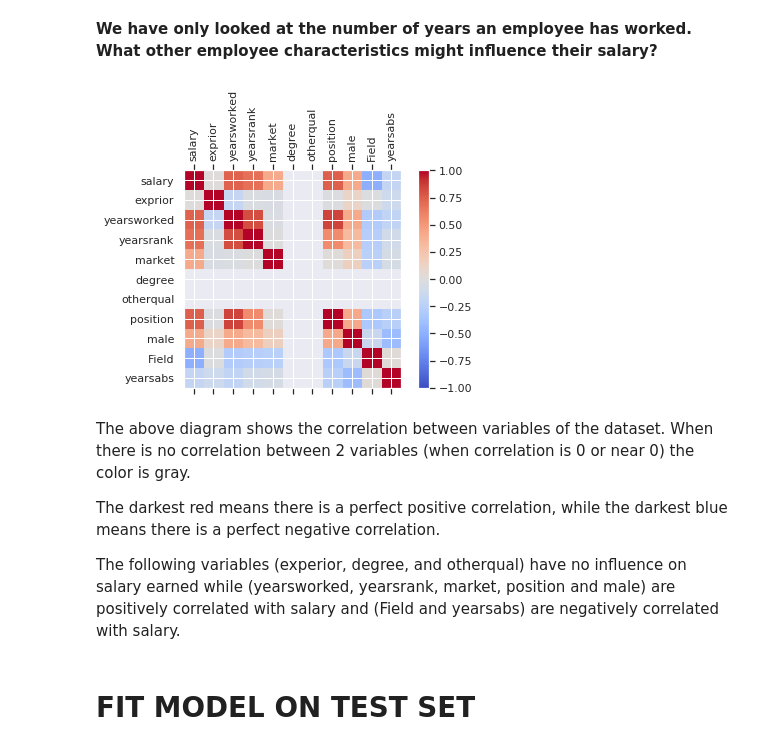
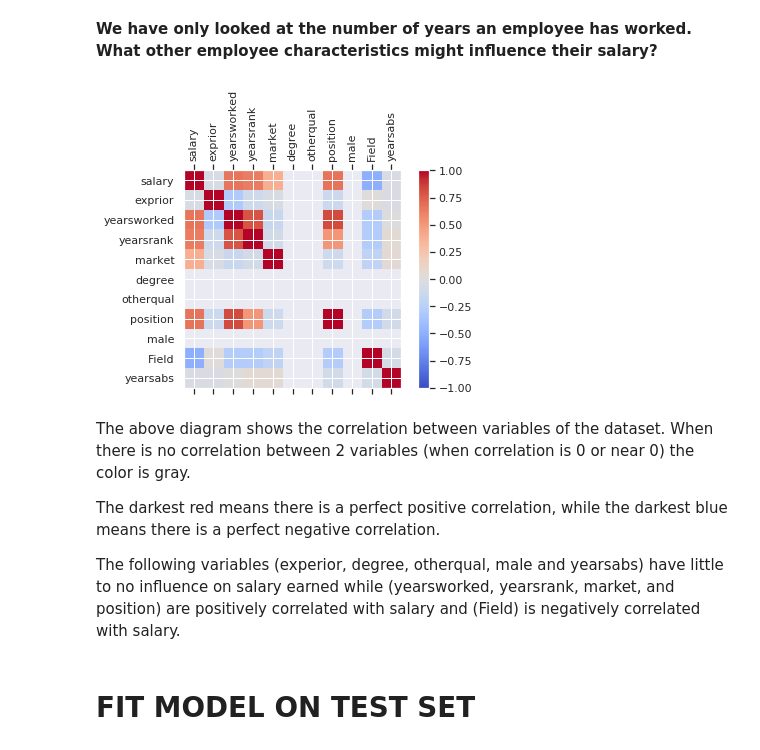
Before and after one commit to Shalom91/New-Regression, a Jupyter notebook: Regression_Analysis.ipynb, the cells around one changed output. Cells and saved outputs as stored; diff of their text form; code cells hidden in the pictures.

```diff
--- a/Regression_Analysis.ipynb
+++ b/Regression_Analysis.ipynb
@@ -48,9 +42,9 @@ dtype: int64
 There is one missing value for the variable salary. Plan of action is to replace it with the mean.
 # %%
 # replace the missing value with the mean
-train['salary'] = train.fillna(train['salary'].mean())
+df['salary'] = df.fillna(df['salary'].mean())
 
 # checking for missing values
-x1 = train.isnull().sum()
+x1 = df.isnull().sum()
 x1
 # %% [output]
@@ -73,11 +63,11 @@ dtype: int64
 # %%
 # detecting extreme values using IQR
-Q1 = train.quantile(0.25)
-Q3 = train.quantile(0.75)
+Q1 = df.quantile(0.25)
+Q3 = df.quantile(0.75)
 IQR = Q3 - Q1
 
 # removing outliers from the dataset
-train_out = train[~((train < (Q1 - 1.5 * IQR)) | (train > (Q3 + 1.5 * IQR))).any(axis=1)]
+df_out = df[~((df < (Q1 - 1.5 * IQR)) | (df > (Q3 + 1.5 * IQR))).any(axis=1)]
 
-train_out.shape
+df_out.shape
 # %% [output]
@@ -84,0 +77,4 @@ train_out.shape
+# %%
+# split the data
+train, test = train_test_split(df_out, test_size=.3, random_state=42)
+print(train.shape, test.shape)
@@ -295,26 +282,26 @@ It is highly unlikely to find a candidate with 80 years work experience, hence t
 **We have only looked at the number of years an employee has worked. What other employee characteristics might influence their salary?**
 # %%
 # plot heatmap to find correlation of multiple variables
-corr = train_out.corr()
+corr = train.corr()
 fig = plt.figure()
 ax = fig.add_subplot(111)
 cax = ax.matshow(corr, cmap='coolwarm', vmin=-1, vmax=1)
 fig.colorbar(cax)
-ticks = np.arange(0,len(train_out.columns), 1)
+ticks = np.arange(0,len(train.columns), 1)
 ax.set_xticks(ticks)
 plt.xticks(rotation=90)
 ax.set_yticks(ticks)
-ax.set_xticklabels(train_out.columns)
-ax.set_yticklabels(train_out.columns)
+ax.set_xticklabels(train.columns)
+ax.set_yticklabels(train.columns)
 plt.show()
 # %% [output]
-[figure, old version]
+[figure, new version]
 # %% [markdown]
 The above diagram shows the correlation between variables of the dataset. When there is no correlation between 2 variables (when correlation is 0 or near 0) the color is gray.
 
 The darkest red means there is a perfect positive correlation, while the darkest blue means there is a perfect negative correlation.
 
-The following variables (experior, degree, and otherqual) have no influence on salary earned while (yearsworked, yearsrank, market, position and male) are positively correlated with salary and (Field and yearsabs) are negatively correlated with salary.
+The following variables (experior, degree, otherqual, male and yearsabs) have little to no influence on salary earned while (yearsworked, yearsrank, market, and position) are positively correlated with salary and (Field) is negatively correlated with salary.
 # %% [markdown]
 # FIT MODEL ON TEST SET
 # %% [markdown]
```
Also changed, not shown: parts of 27 cells of this notebook.
